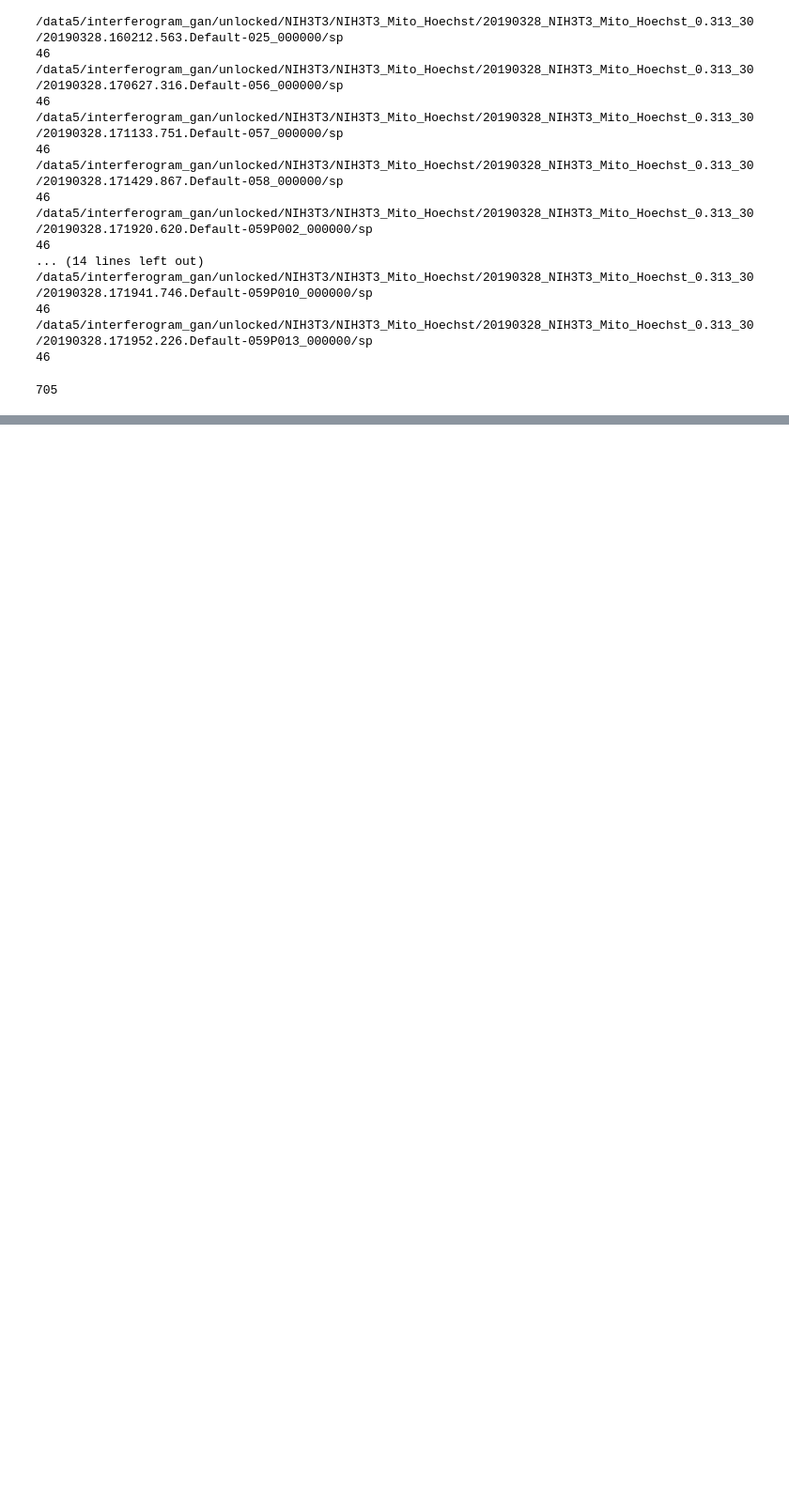
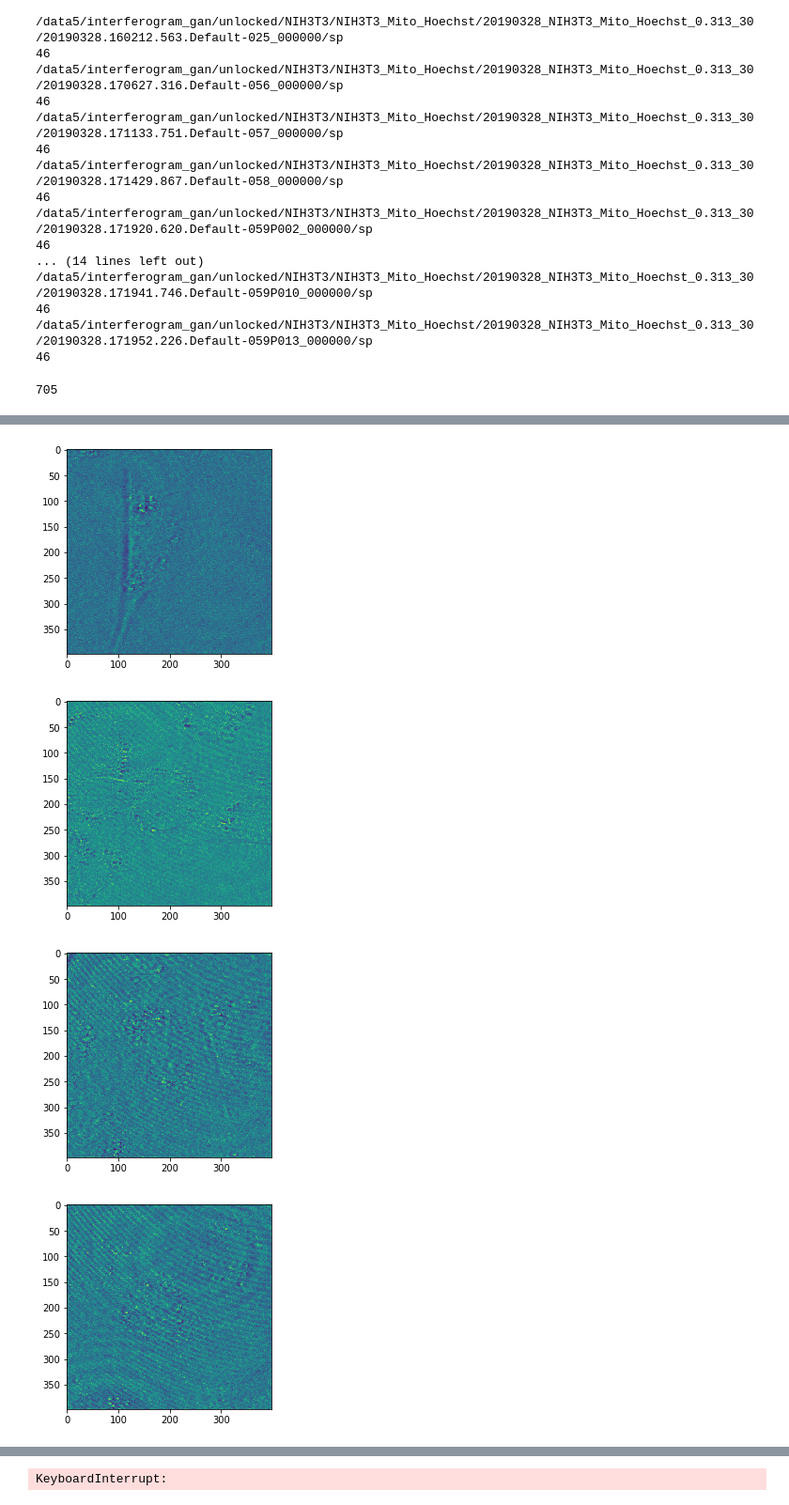
Before and after one commit to YooJiHyeong/HologramGAN, a Jupyter notebook: Untitled.ipynb, the cells around one changed output, grey strips where cells are left out. Shown at 94% size. Cells and saved outputs as stored; diff of their text form; code cells hidden in the pictures; blank space fills up the shorter version.

```diff
--- a/Untitled.ipynb
+++ b/Untitled.ipynb
@@ -40,3 +40,10 @@ for p in path_list:
 print(len(path_list))
 # %% [output]
 705
+# %%
+from glob import glob
+import os
+import numpy as np
+
+path = "/data3/interferogram_gan/retrieved/**/amplitude"
+folders = sorted(glob(path, recursive=True))
@@ -42,0 +54,6 @@ print(len(path_list))
+# %%
+import shutil
+
+for folder in folders:
+    if "," in folder:
+        print(folder)
@@ -42,0 +78,18 @@ print(len(path_list))
+# %%
+import matplotlib.pyplot as plt
+
+%matplotlib inline
+
+shapes = []
+for folder in folders:
+    npys = sorted(glob(folder + "/*.npy"), key=lambda x: int(os.path.basename(x).replace(".npy", "")))
+    for n in npys:
+        img = np.load(n)
+        plt.imshow(img)
+        plt.show()
+        break
+# %% [output]
+[figure, added]
+[figure, added]
+[figure, added]
+[figure, added]
@@ -42,0 +100 @@ print(len(path_list))
+KeyboardInterrupt:
```
Also changed, not shown: parts of 5 cells of this notebook, 22 other files.
